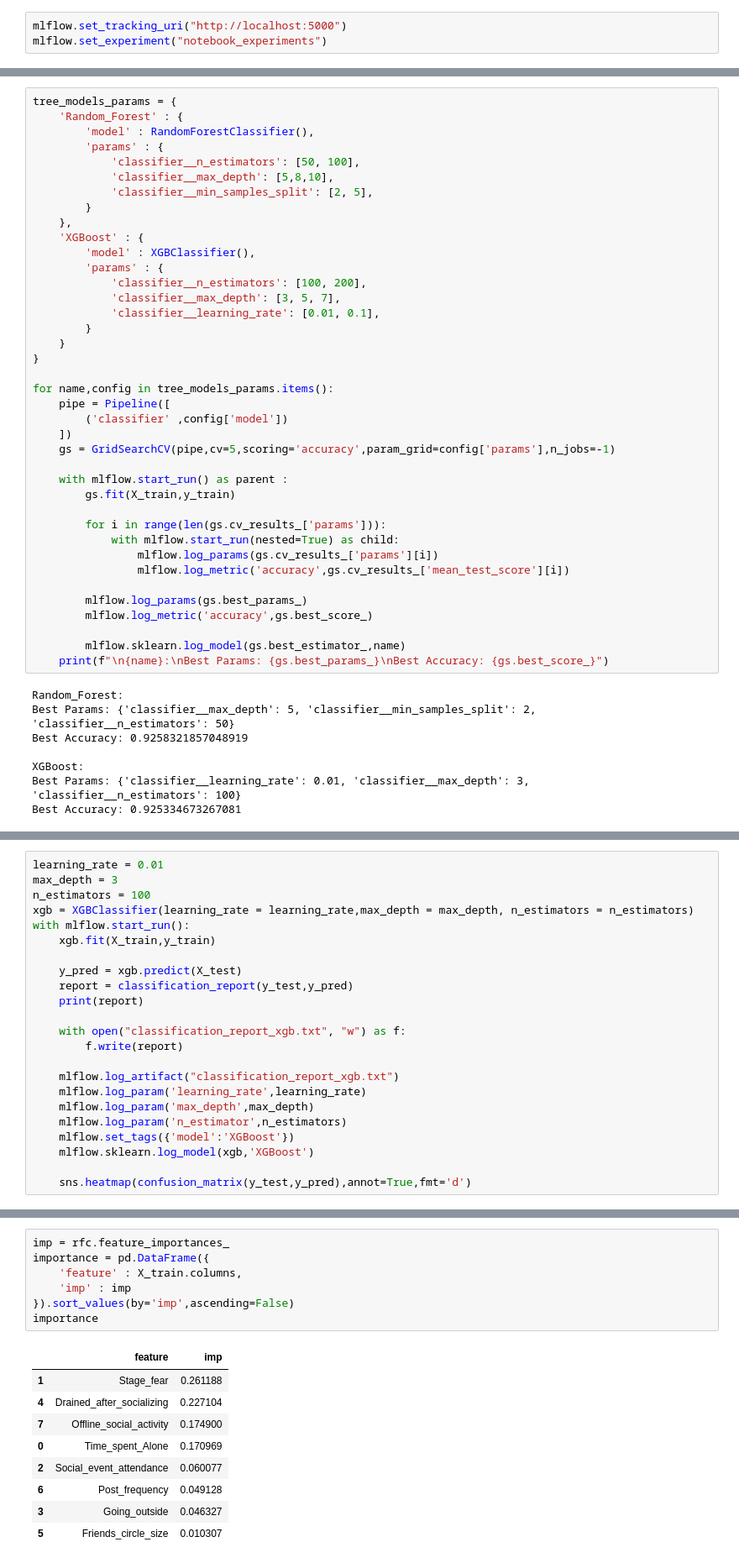
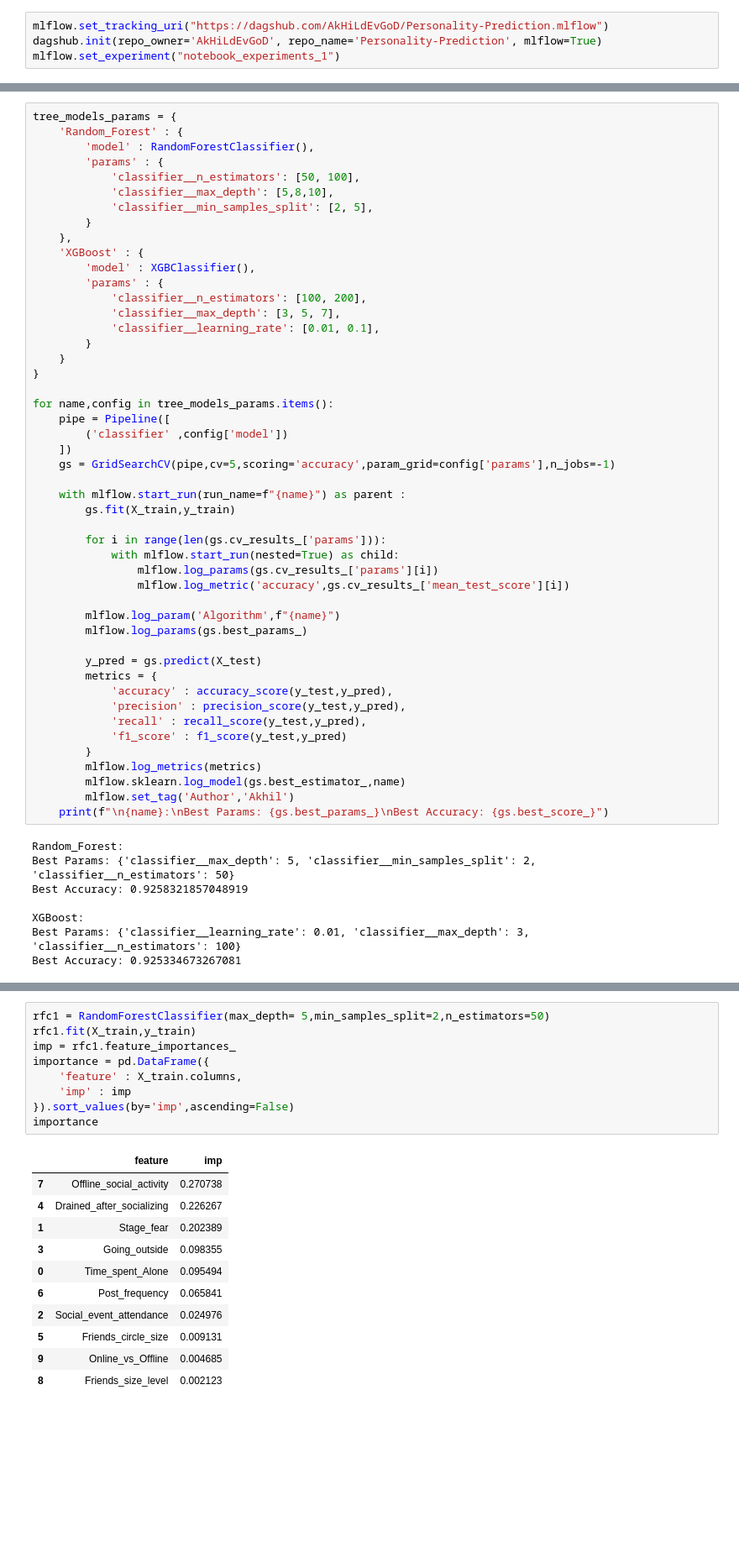
Before and after one commit to AkHiLdEvGoD/Personality-Prediction, a Jupyter notebook: experiments/notebook.ipynb, the cells around one changed output, grey strips where cells are left out. Shown at 84% size. Cells and saved outputs as stored; diff of their text form; blank space fills up the shorter version.

Commit message:
Completed experiments and logged in dagshub mlflow-

```diff
--- a/experiments/notebook.ipynb
+++ b/experiments/notebook.ipynb
@@ -188,6 +189,7 @@ from sklearn.metrics import classification_report,confusion_matrix
 from sklearn.ensemble import RandomForestClassifier
 from xgboost import XGBClassifier
 # %%
-mlflow.set_tracking_uri("http://localhost:5000")
-mlflow.set_experiment("notebook_experiments")
+mlflow.set_tracking_uri("https://dagshub.com/AkHiLdEvGoD/Personality-Prediction.mlflow")
+dagshub.init(repo_owner='AkHiLdEvGoD', repo_name='Personality-Prediction', mlflow=True)
+mlflow.set_experiment("notebook_experiments_1")
 # %% [output]
@@ -271,7 +282,7 @@ for name,config in tree_models_params.items():
     ])
     gs = GridSearchCV(pipe,cv=5,scoring='accuracy',param_grid=config['params'],n_jobs=-1)
 
-    with mlflow.start_run() as parent :
+    with mlflow.start_run(run_name=f"{name}") as parent :
         gs.fit(X_train,y_train)
 
         for i in range(len(gs.cv_results_['params'])):
@@ -279,10 +290,19 @@ for name,config in tree_models_params.items():
                 mlflow.log_params(gs.cv_results_['params'][i])
                 mlflow.log_metric('accuracy',gs.cv_results_['mean_test_score'][i])
 
+        mlflow.log_param('Algorithm',f"{name}")
         mlflow.log_params(gs.best_params_)
-        mlflow.log_metric('accuracy',gs.best_score_)
 
+        y_pred = gs.predict(X_test)
+        metrics = {
+            'accuracy' : accuracy_score(y_test,y_pred),
+            'precision' : precision_score(y_test,y_pred),
+            'recall' : recall_score(y_test,y_pred),
+            'f1_score' : f1_score(y_test,y_pred)
+        }
+        mlflow.log_metrics(metrics)
         mlflow.sklearn.log_model(gs.best_estimator_,name)
+        mlflow.set_tag('Author','Akhil')
     print(f"\n{name}:\nBest Params: {gs.best_params_}\nBest Accuracy: {gs.best_score_}")
 # %% [output]
 Random_Forest:
@@ -391,23 +314,0 @@ weighted avg       0.93      0.93      0.93       503
-# %%
-learning_rate = 0.01
-max_depth = 3
-n_estimators = 100
-xgb = XGBClassifier(learning_rate = learning_rate,max_depth = max_depth, n_estimators = n_estimators)
-with mlflow.start_run():
-    xgb.fit(X_train,y_train)
-
-    y_pred = xgb.predict(X_test)
-    report = classification_report(y_test,y_pred)
-    print(report)
-
-    with open("classification_report_xgb.txt", "w") as f:
-        f.write(report)
-
-    mlflow.log_artifact("classification_report_xgb.txt")
-    mlflow.log_param('learning_rate',learning_rate)
-    mlflow.log_param('max_depth',max_depth)
-    mlflow.log_param('n_estimator',n_estimators)
-    mlflow.set_tags({'model':'XGBoost'})
-    mlflow.sklearn.log_model(xgb,'XGBoost')
-
-    sns.heatmap(confusion_matrix(y_test,y_pred),annot=True,fmt='d')
@@ -428,17 +315,21 @@ dict_items([('a', [1, 2, 4]), ('b', [3, 4, 5])])
 # %%
-imp = rfc.feature_importances_
+rfc1 = RandomForestClassifier(max_depth= 5,min_samples_split=2,n_estimators=50)
+rfc1.fit(X_train,y_train)
+imp = rfc1.feature_importances_
 importance = pd.DataFrame({
     'feature' : X_train.columns,
     'imp' : imp
 }).sort_values(by='imp',ascending=False)
 importance
 # %% [output]
 |  | feature | imp |
-| 1 | Stage_fear | 0.261188 |
-| 4 | Drained_after_socializing | 0.227104 |
-| 7 | Offline_social_activity | 0.174900 |
-| 0 | Time_spent_Alone | 0.170969 |
-| 2 | Social_event_attendance | 0.060077 |
-| 6 | Post_frequency | 0.049128 |
-| 3 | Going_outside | 0.046327 |
-| 5 | Friends_circle_size | 0.010307 |
+| 7 | Offline_social_activity | 0.270738 |
+| 4 | Drained_after_socializing | 0.226267 |
+| 1 | Stage_fear | 0.202389 |
+| 3 | Going_outside | 0.098355 |
+| 0 | Time_spent_Alone | 0.095494 |
+| 6 | Post_frequency | 0.065841 |
+| 2 | Social_event_attendance | 0.024976 |
+| 5 | Friends_circle_size | 0.009131 |
+| 9 | Online_vs_Offline | 0.004685 |
+| 8 | Friends_size_level | 0.002123 |
```
Also changed, not shown: parts of 9 cells of this notebook, 6 other files.
